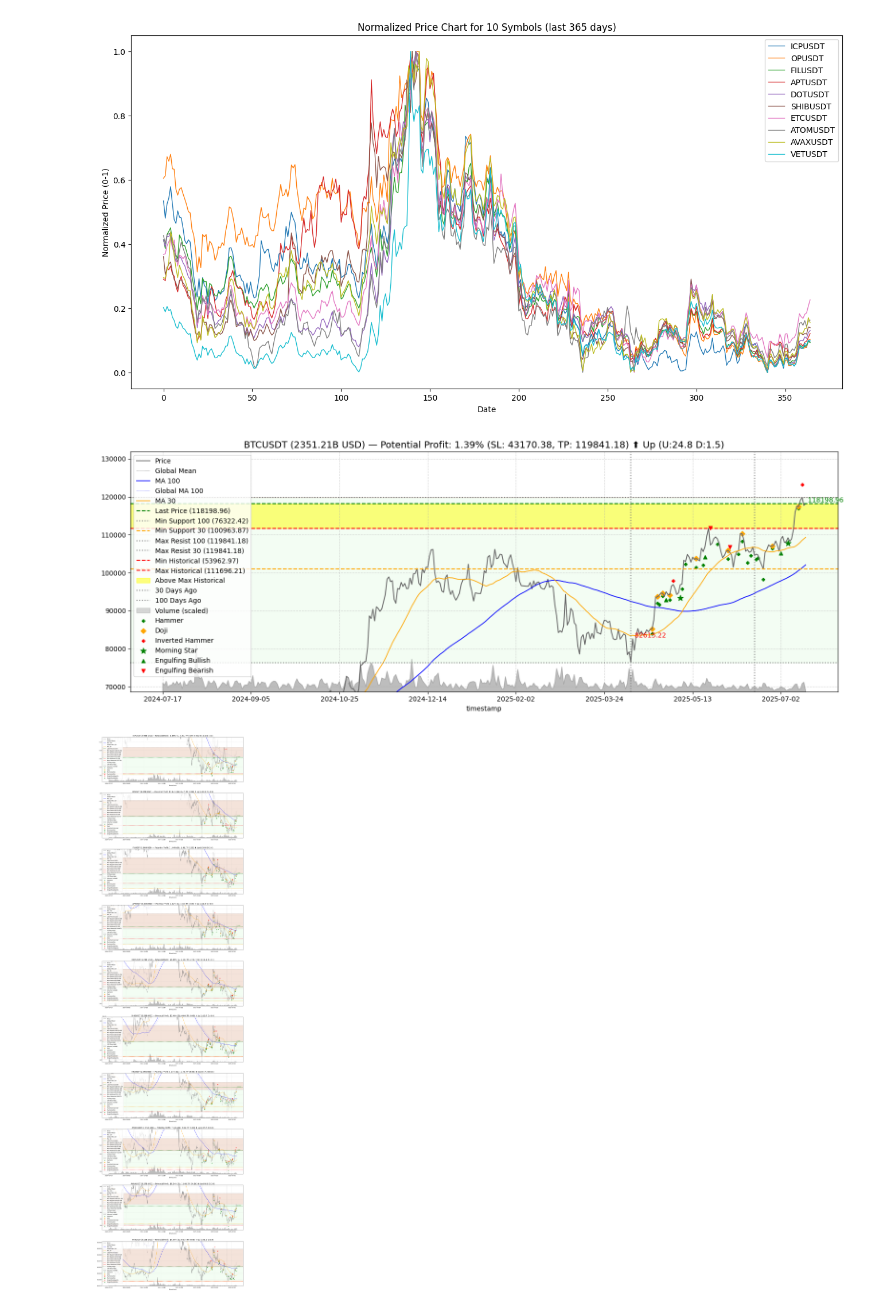
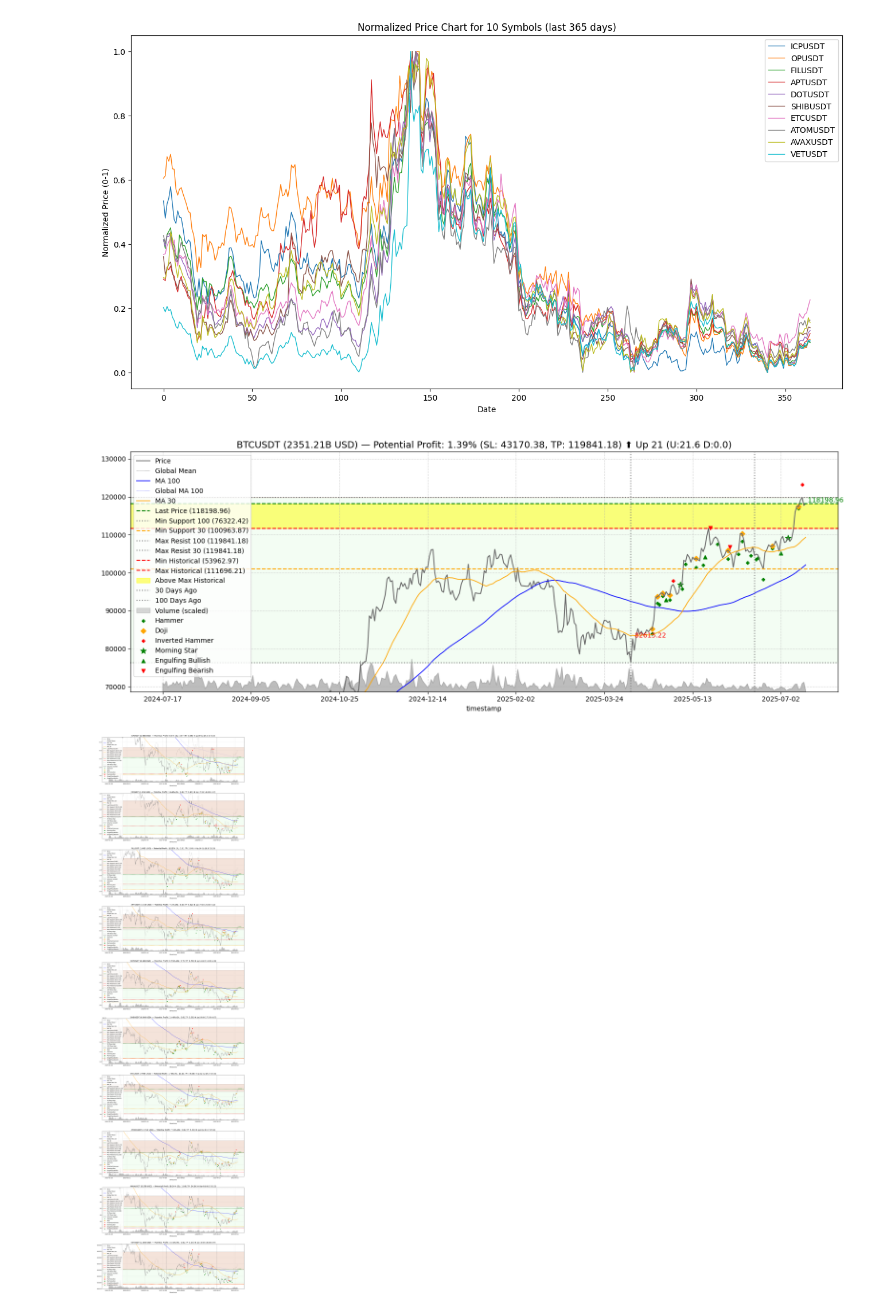
Before and after one commit to Familenko/bit_research, a Jupyter notebook: main.ipynb, the cells around one changed output. Saved outputs shown, nothing was run; the diff lists cells and outputs as text; code cells hidden in the pictures.

Commit message:
update markers

```diff
--- a/main.ipynb
+++ b/main.ipynb
@@ -375,7 +375,7 @@ def paint_result(df,
             body3 = abs(c3 - o3)
 
             vol = volume_series.loc[date]
-            vol_weight = vol / volume_series[-30:].mean() if volume_series[-30:].mean() > 0 else 1
+            vol_weight = vol / volume_series[-100:].mean() if volume_series[-100:].mean() > 0 else 1
 
             # Morning Star — сигнал на підйом
             if (c1 < o1 and body1 > (h1 - l1) * 0.5 and
@@ -383,7 +383,7 @@ def paint_result(df,
                 c3 > o3 and body3 > (h3 - l3) * 0.5 and
                 c3 > ((c1 + o1)/2)):
                 votes_up += 3 * vol_weight
-                ax.scatter(date, l3, color='green', s=80, marker='*',
+                ax.scatter(date, c3, color='green', s=80, marker='*',
                         label='Morning Star' if 'Morning Star' not in ax.get_legend_handles_labels()[1] else "")
 
             # Evening Star — сигнал на падіння
@@ -392,7 +392,7 @@ def paint_result(df,
                 c3 < o3 and body3 > (h3 - l3) * 0.5 and
                 c3 < ((c1 + o1)/2)):
                 votes_down += 3 * vol_weight
-                ax.scatter(date, h3, color='red', s=80, marker='*',
+                ax.scatter(date, c3, color='red', s=80, marker='*',
                         label='Evening Star' if 'Evening Star' not in ax.get_legend_handles_labels()[1] else "")
 
         # Дво-свічкові патерни (Bullish Engulfing, Bearish Engulfing)
@@ -407,7 +407,7 @@ def paint_result(df,
             o_curr, c_curr = open_series.loc[date],     close_series.loc[date]
 
             vol = volume_series.loc[date]
-            vol_weight = vol / volume_series[-30:].mean() if volume_series[-30:].mean() > 0 else 1
+            vol_weight = vol / volume_series[-100:].mean() if volume_series[-100:].mean() > 0 else 1
 
             # Bullish Engulfing — вгору
             if (c_prev < o_prev and
@@ -428,12 +428,13 @@ def paint_result(df,
                         label='Engulfing Bearish' if 'Engulfing Bearish' not in ax.get_legend_handles_labels()[1] else "")
 
         # ==== Визначення підсумкового напрямку з балами ====
+        scores = f"{int(abs(votes_up - votes_down))} (U:{votes_up:.1f} D:{votes_down:.1f})"
         if votes_up > votes_down:
-            direction = f"⬆️ Up (U:{votes_up:.1f} D:{votes_down:.1f})"
+            direction = f"⬆️ Up {scores}"
         elif votes_down > votes_up:
-            direction = f"⬇️ Down (U:{votes_up:.1f} D:{votes_down:.1f})"
+            direction = f"⬇️ Down {scores}"
         else:
-            direction = f"➡️ Sideways (U:{votes_up:.1f} D:{votes_down:.1f})"
+            direction = f"➡️ Sideways {scores}"
 
         # Додаємо напрямок у заголовок
         ax.set_title(f"{symbol} ({symbol_cap:.2f}B USD) — Potential Profit: {profit_pct:.2f}% (SL: {SL:.2f}, TP: {TP:.2f}) {direction}", fontsize=14)
@@ -481,8 +482,8 @@ paint_all(df_close, result, last_days=365)
 # %%
 paint_result(df_close, ['BTCUSDT'], optimal_symbol, cap_df, df_vol, df_open, df_max, df_min, last_days=365)
 # %% [output]
-[figure, old version]
+[figure, new version]
 # %%
-paint_result(df_close, result, optimal_symbol, cap_df, df_vol, df_open, df_max, df_min, last_days=365)
+paint_result(df_close, result, optimal_symbol, cap_df, df_vol, df_open, df_max, df_min, last_days=180)
 # %% [output]
-[figure, old version]
+[figure, new version]
```
